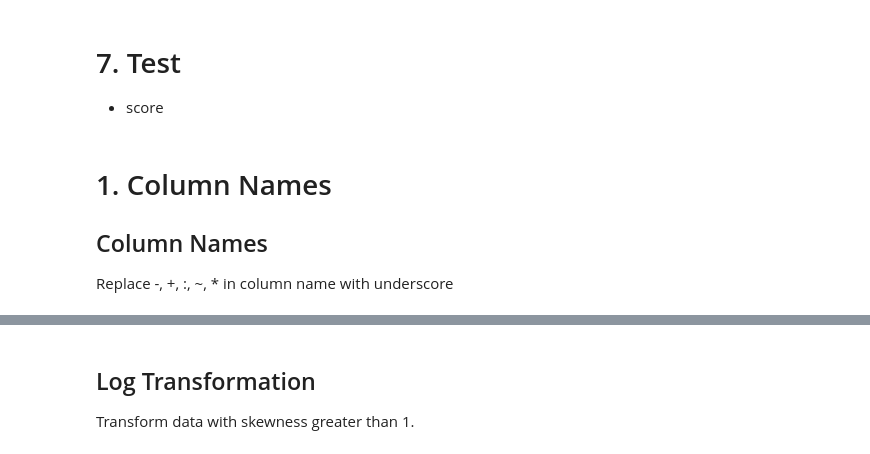
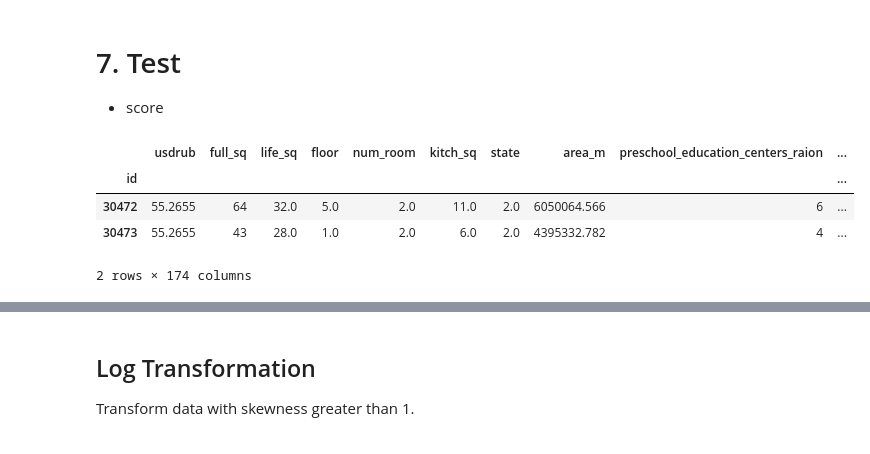
Before and after one commit to hojisu/sberbank-russian-housing-market, a Jupyter notebook: code/Modeling-StatsModels_final2.ipynb, the cells around one changed output, grey strips where cells are left out. Cells and saved outputs as stored; diff of their text form; code cells hidden in the pictures.

```diff
--- a/code/Modeling-StatsModels_final2.ipynb
+++ b/code/Modeling-StatsModels_final2.ipynb
@@ -87,5 +90,4 @@ for col in category_list(df_train_macro, 10):
 # %%
-numeric_ivs = df_train_macro._get_numeric_data().columns.drop('price_doc').tolist()
+# numeric_ivs = df_train_macro._get_numeric_data().columns.drop('price_doc').tolist()
+numeric_ivs = df_train_macro._get_numeric_data().columns.tolist()
 categorial_ivs = list(df_train_macro.dtypes[df_train_macro.dtypes == object].index)
-categorial_ivs.append('state')
-categorial_ivs.append('material')
@@ -94,4 +94,16 @@ numeric_ivs
-# %% [markdown]
-# 1. Column Names
-## Column Names
-Replace -, +, :, ~, * in column name with underscore
+# %%
+df_cat_dummies = pd.get_dummies(df_train_macro[categorial_ivs])
+# %%
+df_real = df_train_macro[numeric_ivs]
+# %%
+df_train_macro = pd.concat([df_real, df_cat_dummies], axis=1)
+cols = list(df_train_macro.columns.values)
+cols.pop(cols.index('price_doc'))
+df_train_macro = df_train_macro[cols + ['price_doc']]
+df_train_macro.tail(2)
+# %% [output]
+|  | usdrub | full_sq | life_sq | floor | num_room | kitch_sq | state | area_m | preschool_education_centers_raion | ... |
+| id |  |  |  |  |  |  |  |  |  | ... |
+| 30472 | 55.2655 | 64 | 32.0 | 5.0 | 2.0 | 11.0 | 2.0 | 6050064.566 | 6 | ... |
+| 30473 | 55.2655 | 43 | 28.0 | 1.0 | 2.0 | 6.0 | 2.0 | 4395332.782 | 4 | ... |
+2 rows × 174 columns
```
Also changed, not shown: parts of 16 cells of this notebook, 2 other files.
